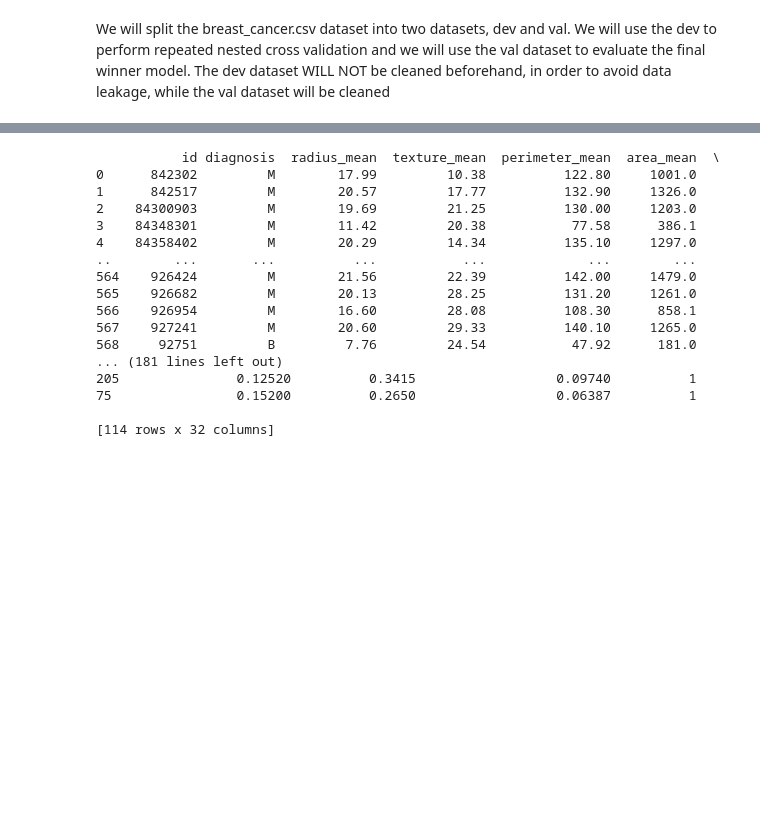
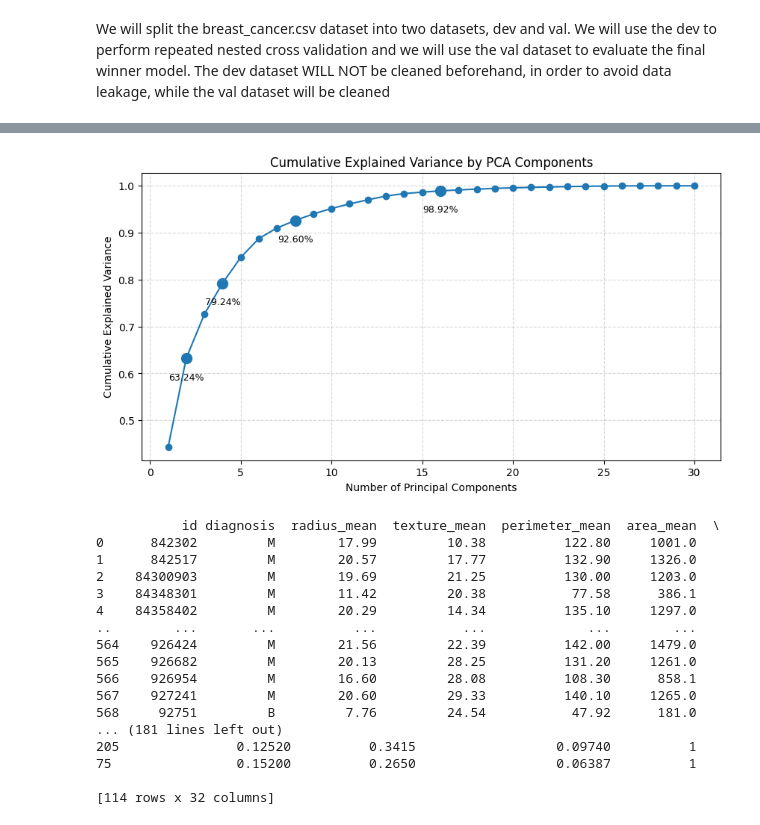
Before and after one commit to vex-me-not/Master_Thesis, a Jupyter notebook: classical_approach/notebooks/data_exploration.ipynb, the cells around one changed output, grey strips where cells are left out. Drawn from its saved outputs; the diff is of its cells as text; code cells hidden in the pictures; blank space fills up the shorter version.

```diff
--- a/classical_approach/notebooks/data_exploration.ipynb
+++ b/classical_approach/notebooks/data_exploration.ipynb
@@ -38,3 +82,62 @@ We will split the breast_cancer.csv dataset into two datasets, dev and val. We w
+# %%
+from sklearn.preprocessing import StandardScaler
+
+features = df.select_dtypes(include='number').columns
+X = df[features]
+
+# Standardize the features before PCA
+scaler = StandardScaler()
+X_scaled = scaler.fit_transform(X)
+
+# Apply PCA and keep all components for analysis
+pca = PCA()
+X_pca = pca.fit_transform(X_scaled)
+
+# total_variance_2 = pca.explained_variance_ratio_[:2].sum()
+# total_variance_4 = pca.explained_variance_ratio_[:4].sum()
+# total_variance_8 = pca.explained_variance_ratio_[:8].sum()
+# total_variance_16 = pca.explained_variance_ratio_[:16].sum()
+
+# # Plot the explained variance ratio
+# plt.figure(figsize=(10, 5))
+# plt.plot(range(1, len(pca.explained_variance_ratio_) + 1),
+#          pca.explained_variance_ratio_.cumsum(), marker='o')
+# plt.text(17, 0.95, f"First 16 PCs explain {total_variance_16 * 100:.2f}%", fontsize=10)
+# plt.text(9, 0.90, f"First 8 PCs explain {total_variance_8 * 100:.2f}%", fontsize=10)
+# plt.text(5, 0.78, f"First 4 PCs explain {total_variance_4 * 100:.2f}%", fontsize=10)
+# plt.text(3, 0.62, f"First 2 PCs explain {total_variance_2 * 100:.2f}%", fontsize=10)
+# plt.title("Cumulative Explained Variance by PCA Components")
+# plt.xlabel("Number of Principal Components")
+# plt.ylabel("Cumulative Explained Variance")
+# plt.grid(True, linestyle='--', alpha=0.5)
+# plt.show()
+
+# Compute cumulative explained variance
+cum_var = pca.explained_variance_ratio_.cumsum()
+
+plt.figure(figsize=(10, 5))
+plt.plot(range(1, len(cum_var) + 1), cum_var, marker='o')
+
+# Highlight points of interest
+highlight_indices = [2, 4, 8, 16]
+highlight_values = cum_var[[i-1 for i in highlight_indices]]
+
+plt.scatter(highlight_indices, highlight_values, s=100)
+
+# Add labels *below* the curve
+offset = 0.03  # how far below — adjust if needed
+
+for i, val in zip(highlight_indices, highlight_values):
+    plt.text(i, val - offset, f"{val*100:.2f}%",
+             ha='center', va='top', fontsize=9)
+
+plt.title("Cumulative Explained Variance by PCA Components")
+plt.xlabel("Number of Principal Components")
+plt.ylabel("Cumulative Explained Variance")
+plt.grid(True, linestyle='--', alpha=0.5)
+plt.show()
+# %% [output]
+[figure, added]
 # %%
 df=pd.read_csv('../data/data_cleaned.csv')
 print(df)
```
Also changed, not shown: parts of 2 cells of this notebook, 1 other file.
